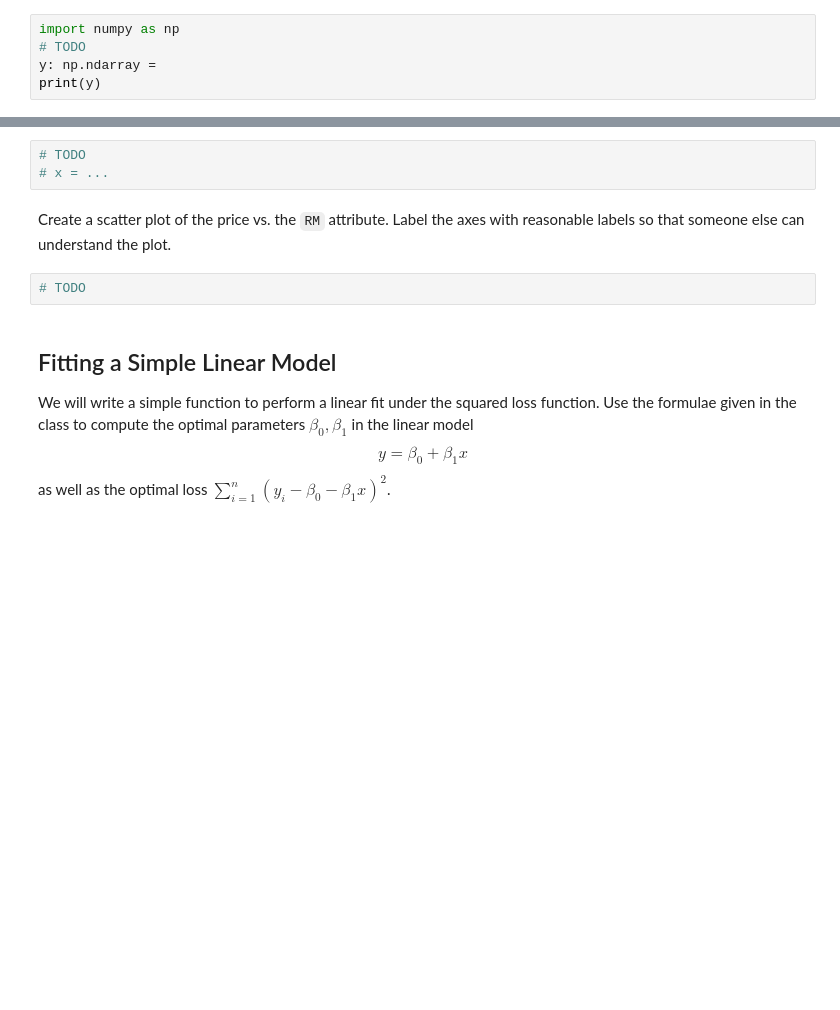
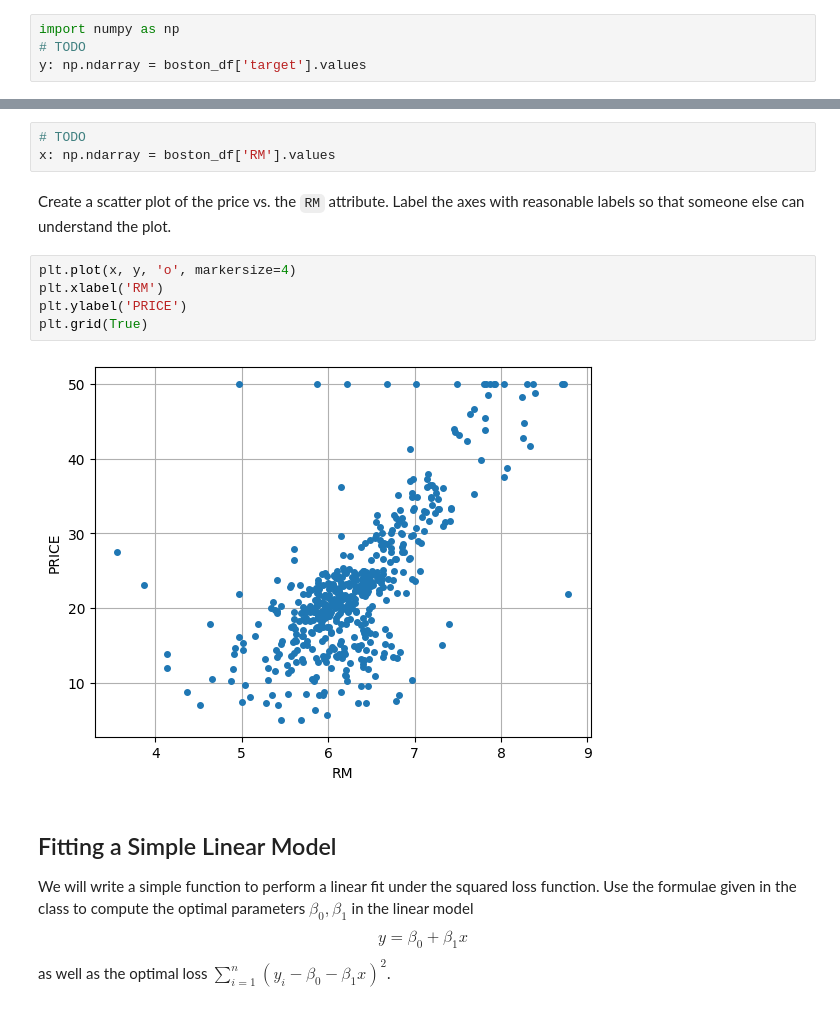
Before and after one commit to ivanearisty/obsidian, a Jupyter notebook: Classes + Uni/Machine Learning/demos/Copy_of_ML_Spring_25_Lab_1_Updated.ipynb, the cells around one changed output, grey strips where cells are left out. Drawn from its saved outputs; the diff is of its cells as text; blank space fills up the shorter version.

```diff
--- a/Classes + Uni/Machine Learning/demos/Copy_of_ML_Spring_25_Lab_1_Updated.ipynb
+++ b/Classes + Uni/Machine Learning/demos/Copy_of_ML_Spring_25_Lab_1_Updated.ipynb
@@ -71,5 +71,4 @@ Create a response vector `y` with the values in the column `PRICE`.  The vector
 # %%
 import numpy as np
 # TODO
-y: np.ndarray =
-print(y)
+y: np.ndarray = boston_df['target'].values
@@ -95,11 +95,16 @@ import matplotlib.pyplot as plt
 Similar to the `y` vector, create a predictor vector `x` containing the values in the `RM` column, which represents the average number of rooms in each census track.
 # %%
 # TODO
-# x = ...
+x: np.ndarray = boston_df['RM'].values
 # %% [markdown]
 Create a scatter plot of the price vs. the `RM` attribute.  Label the axes with reasonable labels so that someone else can understand the plot.
-# %%
-# TODO
+# %%
+plt.plot(x, y, 'o', markersize=4)
+plt.xlabel('RM')
+plt.ylabel('PRICE')
+plt.grid(True)
+# %% [output]
+[figure, added]
 # %% [markdown]
 ## Fitting a Simple Linear Model
 
```
Also changed, not shown: parts of 10 cells of this notebook, 3 other files.
